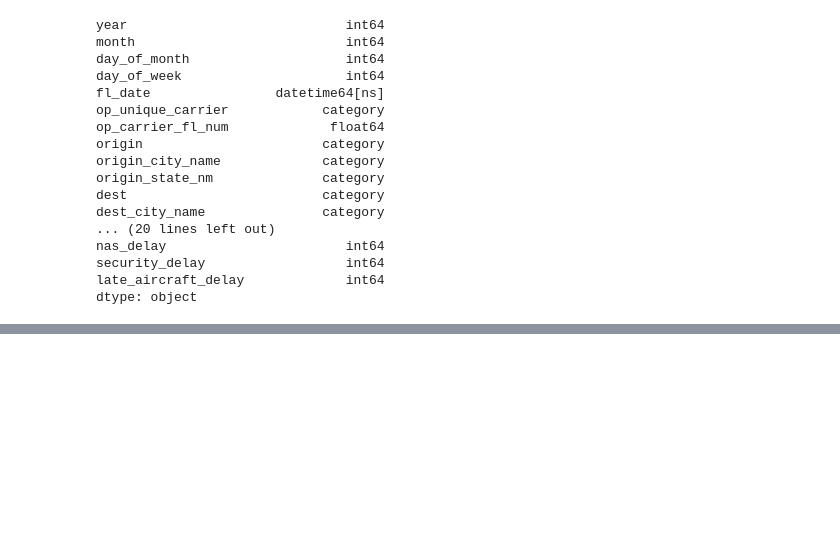
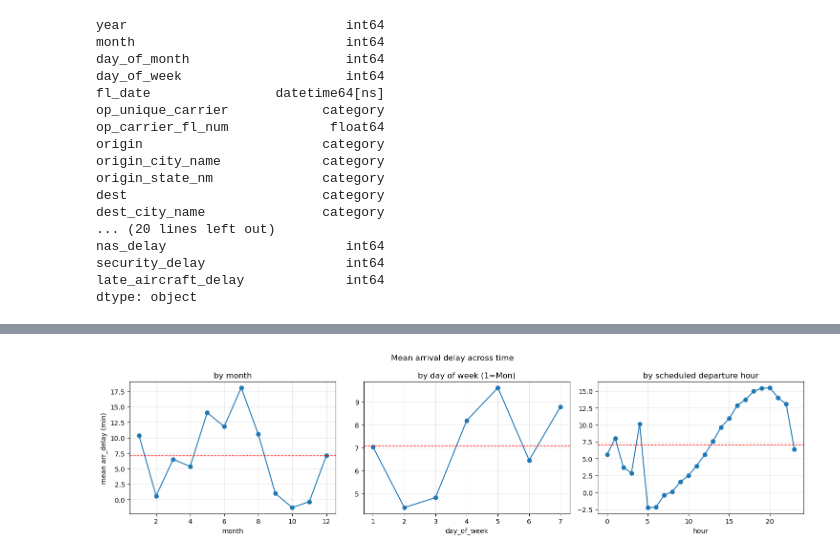
Before and after one commit to AdelinChaushev/Flight-Delay, a Jupyter notebook: notebooks/Eda.ipynb, the cells around one changed output, grey strips where cells are left out. Drawn from its saved outputs; the diff is of its cells as text; code cells hidden in the pictures; blank space fills up the shorter version.

```diff
--- a/notebooks/Eda.ipynb
+++ b/notebooks/Eda.ipynb
@@ -278,0 +502,25 @@ dtype: object
+# %%
+
+overall = flights["arr_delay"].mean()
+dep_hour = ((flights["crs_dep_time"] // 100) % 24).rename("dep_hour")
+
+fig, axes = plt.subplots(1, 3, figsize=(15, 4))
+
+flights.groupby("month", observed=True)["arr_delay"].mean().plot(marker="o", ax=axes[0])
+axes[0].set(title="by month", xlabel="month", ylabel="mean arr_delay (min)")
+
+flights.groupby("day_of_week", observed=True)["arr_delay"].mean().plot(marker="o", ax=axes[1])
+axes[1].set(title="by day of week (1=Mon)", xlabel="day_of_week", ylabel="")
+
+flights.groupby(dep_hour, observed=True)["arr_delay"].mean().plot(marker="o", ax=axes[2])
+axes[2].set(title="by scheduled departure hour", xlabel="hour", ylabel="")
+
+for ax in axes:
+    ax.axhline(overall, color="red", lw=1, ls="--")
+    ax.grid(alpha=0.3)
+
+fig.suptitle("Mean arrival delay across time")
+plt.tight_layout()
+plt.show()
+# %% [output]
+[figure, added]
```
Also changed, not shown: parts of 35 cells of this notebook.
